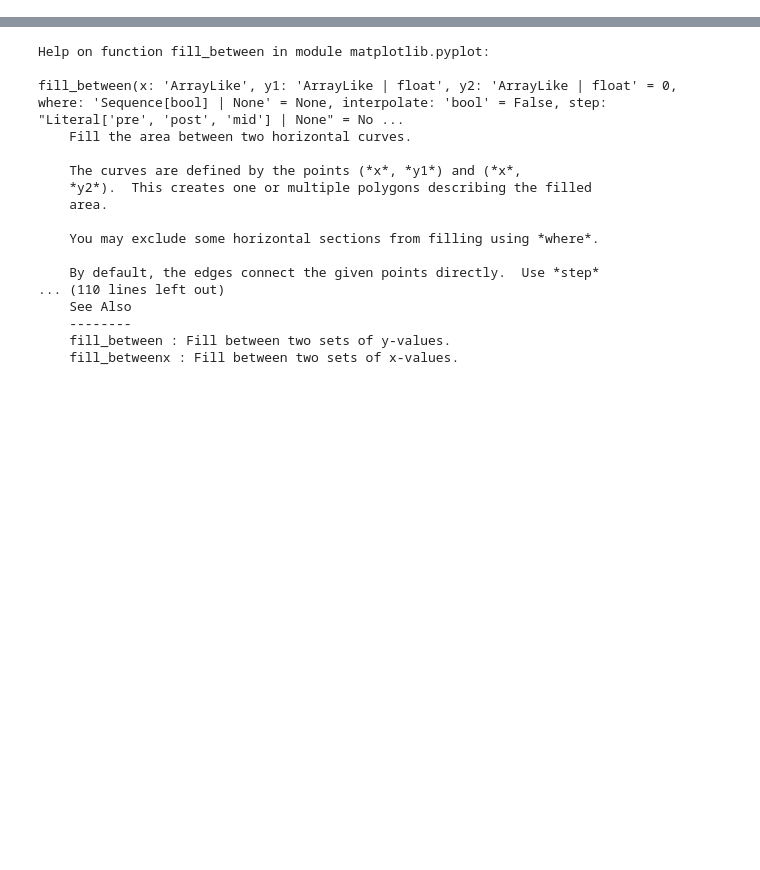
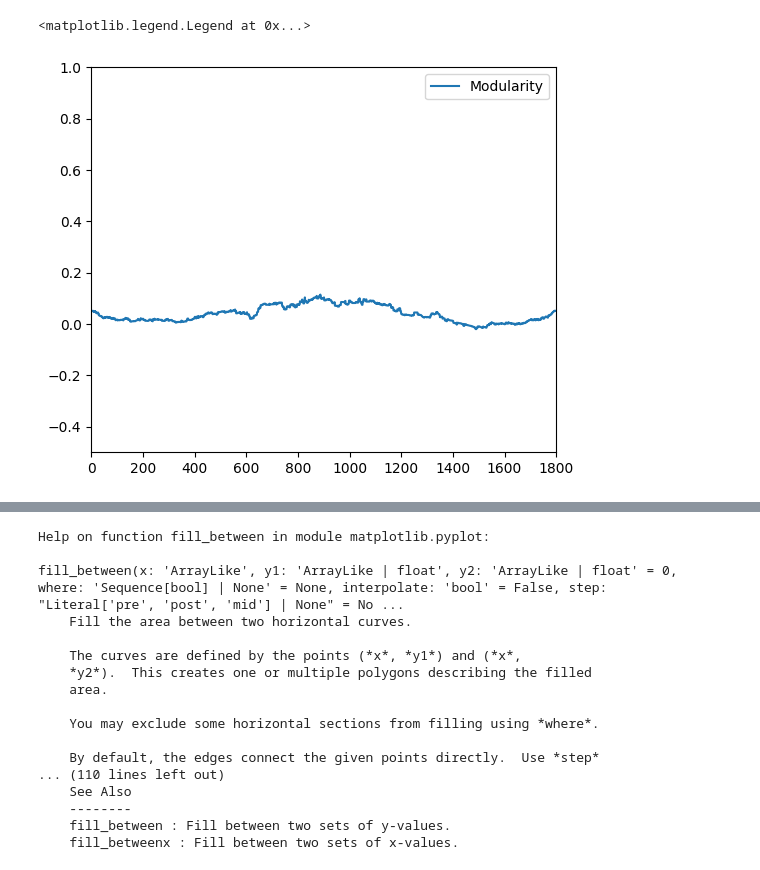
Before and after one commit to eakopyan/SwarmPy_Simulator, a Jupyter notebook: src/resilience_analysis.ipynb, the cells around one changed output, grey strips where cells are left out. Saved outputs shown, nothing was run; the diff lists cells and outputs as text; code cells hidden in the pictures; blank space fills up the shorter version.

```diff
--- a/src/resilience_analysis.ipynb
+++ b/src/resilience_analysis.ipynb
@@ -6,0 +40,9 @@ from mpl_toolkits import mplot3d
+# %%
+plt.figure(figsize=(6,5))
+plt.plot(df['Modularity'], label='Modularity')
+plt.xlim(0,1800)
+plt.ylim(-0.5,1)
+plt.legend()
+# %% [output]
+<matplotlib.legend.Legend at 0x...>
+[figure, added]
```
Also changed, not shown: parts of 8 cells of this notebook, 5 other files.
